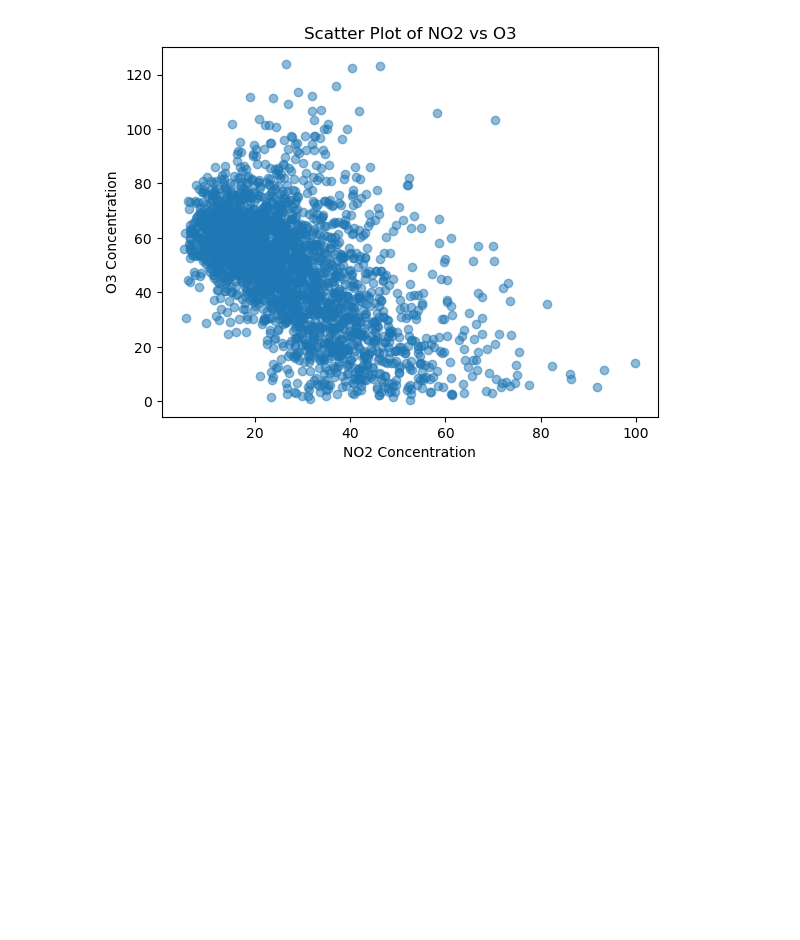
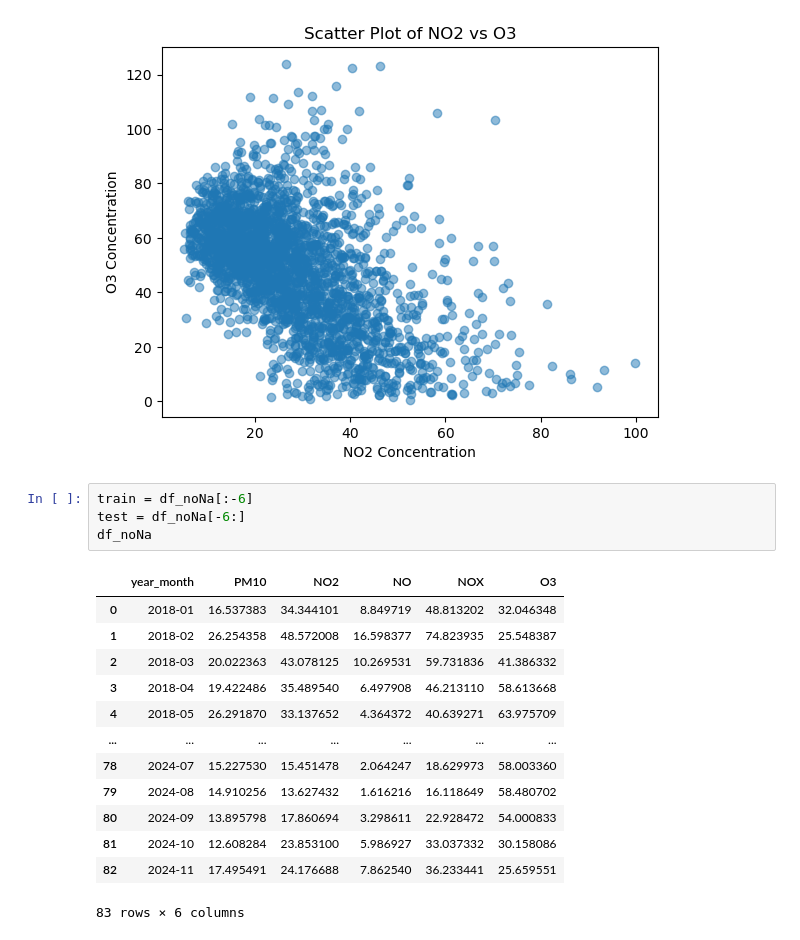
Before and after one commit to Hu9o73/green_ai_project, a Jupyter notebook: main.ipynb, the cells around one changed output. Saved outputs shown, nothing was run; the diff lists cells and outputs as text; blank space fills up the shorter version.

```diff
--- a/main.ipynb
+++ b/main.ipynb
@@ -71,3 +73,21 @@ plt.title('Scatter Plot of NO2 vs O3')
 plt.show()
 # %% [output]
 [figure]
+# %%
+train = df_noNa[:-6]
+test = df_noNa[-6:]
+df_noNa
+# %% [output]
+|  | year_month | PM10 | NO2 | NO | NOX | O3 |
+| 0 | 2018-01 | 16.537383 | 34.344101 | 8.849719 | 48.813202 | 32.046348 |
+| 1 | 2018-02 | 26.254358 | 48.572008 | 16.598377 | 74.823935 | 25.548387 |
+| 2 | 2018-03 | 20.022363 | 43.078125 | 10.269531 | 59.731836 | 41.386332 |
+| 3 | 2018-04 | 19.422486 | 35.489540 | 6.497908 | 46.213110 | 58.613668 |
+| 4 | 2018-05 | 26.291870 | 33.137652 | 4.364372 | 40.639271 | 63.975709 |
+| ... | ... | ... | ... | ... | ... | ... |
+| 78 | 2024-07 | 15.227530 | 15.451478 | 2.064247 | 18.629973 | 58.003360 |
+| 79 | 2024-08 | 14.910256 | 13.627432 | 1.616216 | 16.118649 | 58.480702 |
+| 80 | 2024-09 | 13.895798 | 17.860694 | 3.298611 | 22.928472 | 54.000833 |
+| 81 | 2024-10 | 12.608284 | 23.853100 | 5.986927 | 33.037332 | 30.158086 |
+| 82 | 2024-11 | 17.495491 | 24.176688 | 7.862540 | 36.233441 | 25.659551 |
+83 rows × 6 columns
```
Also changed, not shown: parts of 5 cells of this notebook, 1 other file.
